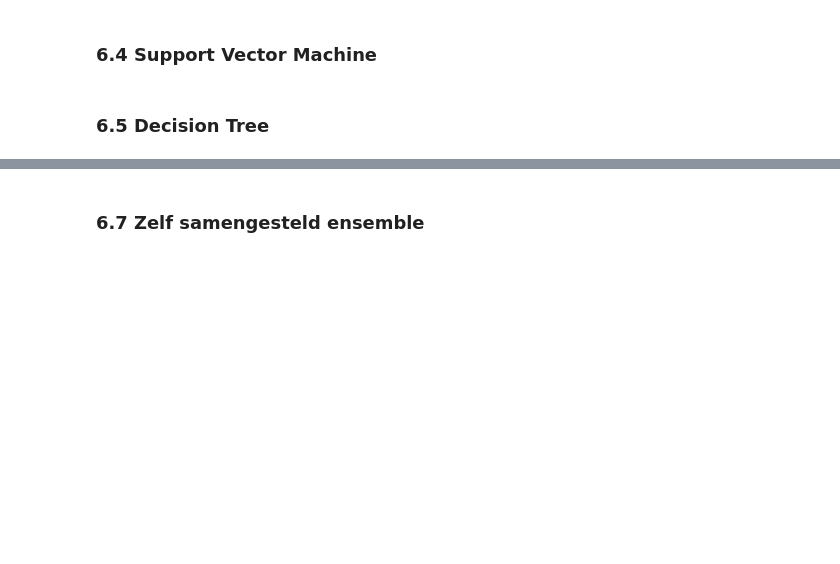
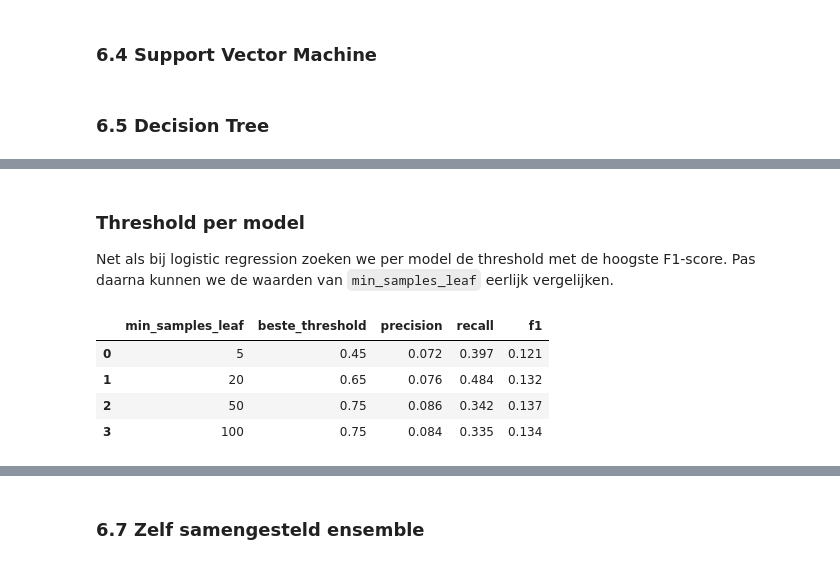
Before and after one commit to Gamal-alsa2026/Predicting-stroke-2026-27, a Jupyter notebook: notebooks/predict_stroke.ipynb, the cells around one changed output, grey strips where cells are left out. Cells and saved outputs as stored; diff of their text form; code cells hidden in the pictures; blank space fills up the shorter version.

```diff
--- a/notebooks/predict_stroke.ipynb
+++ b/notebooks/predict_stroke.ipynb
@@ -1050,0 +1134,36 @@ Aantal voorspelde herseninfarcten: 664 (7.92%)
+# %% [markdown]
+### Threshold per model
+
+Net als bij logistic regression zoeken we per model de threshold met de hoogste F1-score. Pas daarna kunnen we de waarden van `min_samples_leaf` eerlijk vergelijken.
+# %%
+import numpy as np
+from sklearn.metrics import f1_score, recall_score
+from sklearn.model_selection import cross_val_predict
+
+thresholds = np.arange(0.05, 0.96, 0.05)
+
+rows = []
+for leaf in [5, 20, 50, 100]:
+    rf = RandomForestClassifier(
+        n_estimators=300, min_samples_leaf=leaf, class_weight="balanced",
+        random_state=42, n_jobs=-1,
+    )
+    y_proba = cross_val_predict(rf, X, y, cv=cv, method="predict_proba")[:, 1]
+    f1_scores = [f1_score(y, (y_proba >= t).astype(int)) for t in thresholds]
+    best_threshold = thresholds[int(np.argmax(f1_scores))]
+    y_pred = (y_proba >= best_threshold).astype(int)
+    rows.append({
+        "min_samples_leaf": leaf,
+        "beste_threshold": round(best_threshold, 2),
+        "precision": precision_score(y, y_pred),
+        "recall": recall_score(y, y_pred),
+        "f1": max(f1_scores),
+    })
+
+pd.DataFrame(rows).round(3)
+# %% [output]
+|  | min_samples_leaf | beste_threshold | precision | recall | f1 |
+| 0 | 5 | 0.45 | 0.072 | 0.397 | 0.121 |
+| 1 | 20 | 0.65 | 0.076 | 0.484 | 0.132 |
+| 2 | 50 | 0.75 | 0.086 | 0.342 | 0.137 |
+| 3 | 100 | 0.75 | 0.084 | 0.335 | 0.134 |
```
Also changed, not shown: parts of 20 cells of this notebook.
